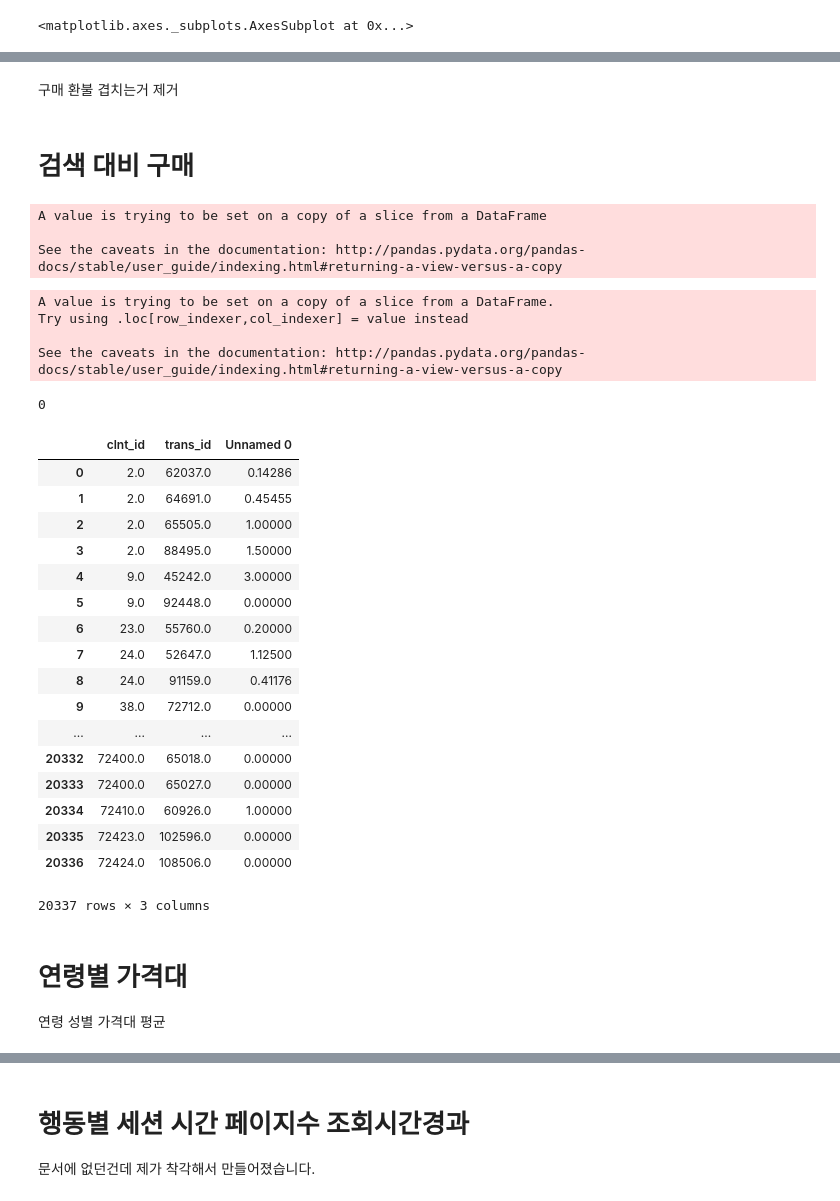
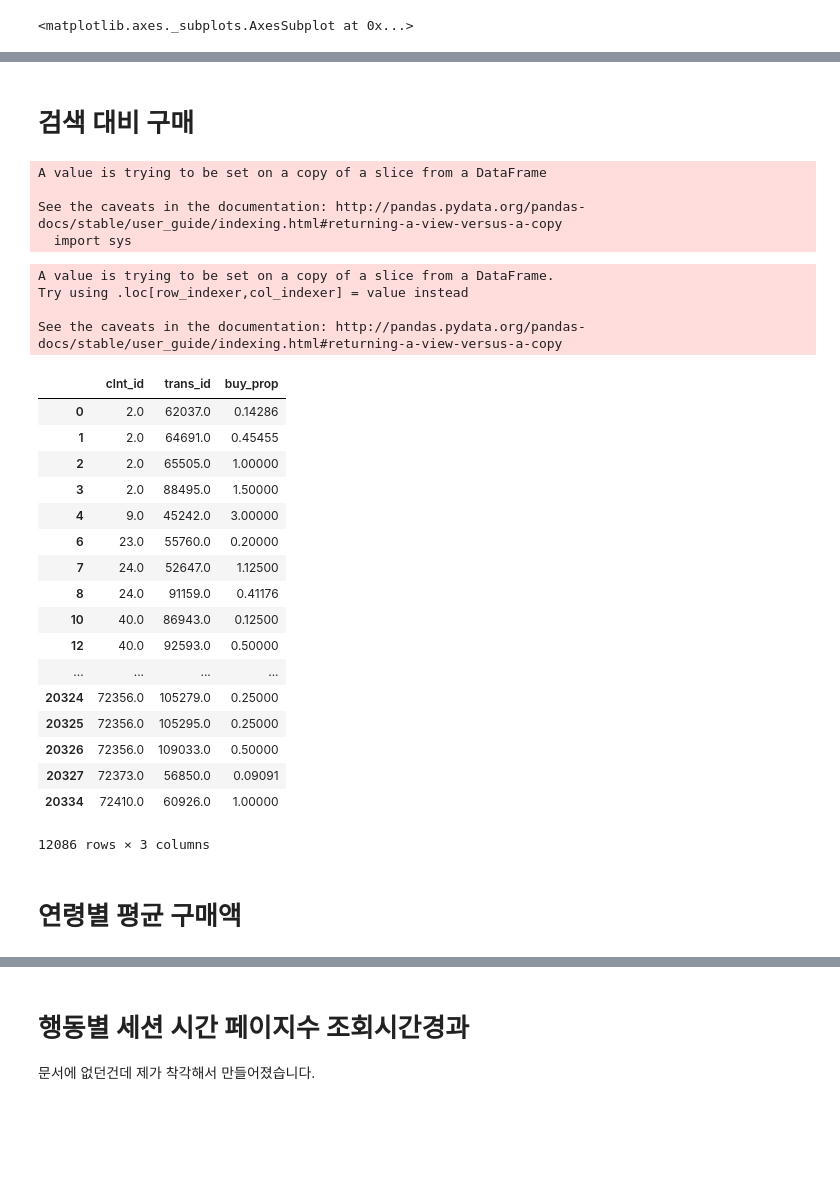
Before and after one commit to GyuYoungCho/Lpoint-Competition, a Jupyter notebook: project/point_cut/EDA.ipynb, the cells around one changed output, grey strips where cells are left out. Cells and saved outputs as stored; diff of their text form; code cells hidden in the pictures; blank space fills up the shorter version.

```diff
--- a/project/point_cut/EDA.ipynb
+++ b/project/point_cut/EDA.ipynb
@@ -2,8 +2,7 @@
 import pandas as pd
 import numpy as np
 OAI = pd.read_csv("Online.csv")
-TFI = pd.read_csv("TransferInfo.csv")
-CTI = pd.read_csv("CustomerInfo.csv")
+TFI = pd.read_csv("transfer.csv")
+CTI = pd.read_csv("Customer.csv")
 PDI = pd.read_csv("ProductInfo.csv")
 CTI1 = CTI[CTI["clnt_gender"]!="unknown"]
-TFI.shape
@@ -132,7 +109,4 @@ TFI[TFI["de_dt"]==20190917].sort_values(by = "buy_am", ascending=False).head()
 # %%
-TFI = TFI[TFI["pd_c"].notnull()]
-TFI = TFI[(TFI["buy_am"]<100000000)&(TFI["buy_am"]!=0)&(TFI["buy_ct"]!=0)]
-TFI = TFI[TFI["pd_c"]!="unknown"]
 tfi1 = TFI[["de_dt","buy_am","buy_ct"]]
 tfi1['de_dt'] = pd.to_datetime(tfi1['de_dt'], format='%Y%m%d')
 tfi1['day_of_week'] = tfi1["de_dt"].dt.weekday_name
@@ -221,5 +199,3 @@ a11
 | 16 | 1395 | Substitute Foods |
 | 17 | 1571 | Vegetables |
 | 18 | 1617 | Vegetables |
-# %% [markdown]
-구매 환불 겹치는거 제거
@@ -234,3 +201,0 @@ for i in tqdm(range(oai7.shape[0])):
-# %%
-oai0 = OAI[(OAI["action_type"]!=7)&(OAI["action_type"]!=6)]
-OAI = pd.concat([oai0,oai6],axis=0)
@@ -242,6 +205,7 @@ OAI.to_csv("Online.csv")
 oai6 = OAI[OAI["action_type"]==6][["clnt_id","sess_id", "sess_dt","hit_tm","trans_id"]].reset_index(drop=True)
 oai0 = OAI[OAI["action_type"]==0][["clnt_id","sess_id", "sess_dt","hit_tm","sech_kwd"]].reset_index(drop=True)
 # %%
+from tqdm import tqdm
 pd_c_list = {}
 oai6["sech_count"] = 0
 for row in tqdm(range(oai6.shape[0])):
@@ -252,6 +216,7 @@ for row in tqdm(range(oai6.shape[0])):
 A value is trying to be set on a copy of a slice from a DataFrame
 
 See the caveats in the documentation: http://pandas.pydata.org/pandas-docs/stable/user_guide/indexing.html#returning-a-view-versus-a-copy
+  import sys
 # %%
 sech_count = oai6.groupby(["clnt_id","trans_id"]).sum()["sech_count"].reset_index()
 sech_count[sech_count==0] = 100000000000
@@ -261,37 +226,36 @@ tfi_g["buy_count"] = 1
 tfi_group = pd.pivot_table(tfi_g,index=["clnt_id","trans_id"],values="buy_count",aggfunc=np.sum).reset_index()
 tfi_group
 merge4 = tfi_group.merge(sech_count,on = ["clnt_id","trans_id"])
-merge4[["clnt_id","trans_id"]].duplicated().sum()
 # %% [output]
 A value is trying to be set on a copy of a slice from a DataFrame.
 Try using .loc[row_indexer,col_indexer] = value instead
 
 See the caveats in the documentation: http://pandas.pydata.org/pandas-docs/stable/user_guide/indexing.html#returning-a-view-versus-a-copy
-0
 # %%
 buy_prop = pd.DataFrame([merge4["clnt_id"],merge4["trans_id"],round((merge4["buy_count"]/merge4["sech_count"]),5)]).T
-buy_prop
+buy_prop.rename(columns = {"Unnamed 0": "buy_prop"}, inplace = True)
+buy_prop1 = buy_prop[buy_prop["buy_prop"]!=0]
+buy_prop1
 # %% [output]
-|  | clnt_id | trans_id | Unnamed 0 |
+|  | clnt_id | trans_id | buy_prop |
 | 0 | 2.0 | 62037.0 | 0.14286 |
 | 1 | 2.0 | 64691.0 | 0.45455 |
 | 2 | 2.0 | 65505.0 | 1.00000 |
 | 3 | 2.0 | 88495.0 | 1.50000 |
 | 4 | 9.0 | 45242.0 | 3.00000 |
-| 5 | 9.0 | 92448.0 | 0.00000 |
 | 6 | 23.0 | 55760.0 | 0.20000 |
 | 7 | 24.0 | 52647.0 | 1.12500 |
 | 8 | 24.0 | 91159.0 | 0.41176 |
-| 9 | 38.0 | 72712.0 | 0.00000 |
+| 10 | 40.0 | 86943.0 | 0.12500 |
+| 12 | 40.0 | 92593.0 | 0.50000 |
 | ... | ... | ... | ... |
-| 20332 | 72400.0 | 65018.0 | 0.00000 |
-| 20333 | 72400.0 | 65027.0 | 0.00000 |
+| 20324 | 72356.0 | 105279.0 | 0.25000 |
+| 20325 | 72356.0 | 105295.0 | 0.25000 |
+| 20326 | 72356.0 | 109033.0 | 0.50000 |
+| 20327 | 72373.0 | 56850.0 | 0.09091 |
 | 20334 | 72410.0 | 60926.0 | 1.00000 |
-| 20335 | 72423.0 | 102596.0 | 0.00000 |
-| 20336 | 72424.0 | 108506.0 | 0.00000 |
-20337 rows × 3 columns
+12086 rows × 3 columns
 # %% [markdown]
-# 연령별 가격대
-연령 성별 가격대 평균
+# 연령별 평균 구매액
 # %%
 merge5 = TFI.merge(CTI1,how = "inner", on="clnt_id")[["trans_id","clnt_gender","clnt_age","buy_am","buy_ct"]]
```
Also changed, not shown: parts of 27 cells of this notebook, 2 other files.
